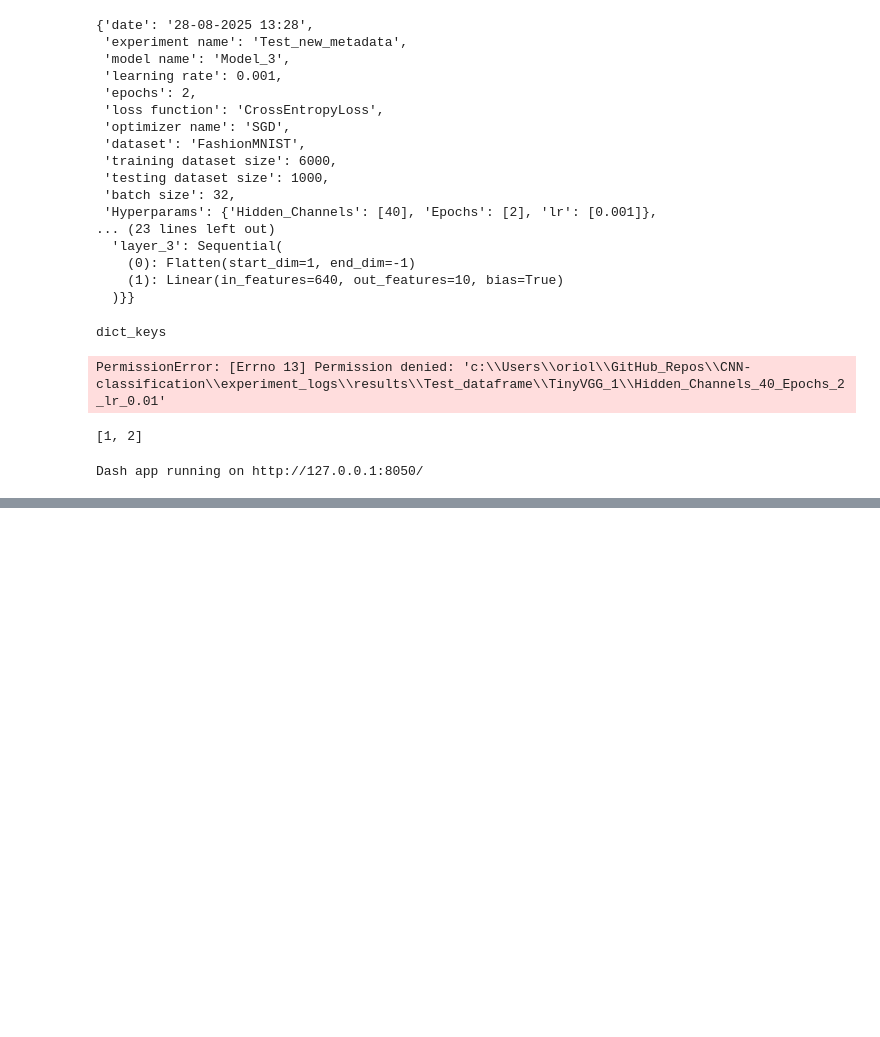
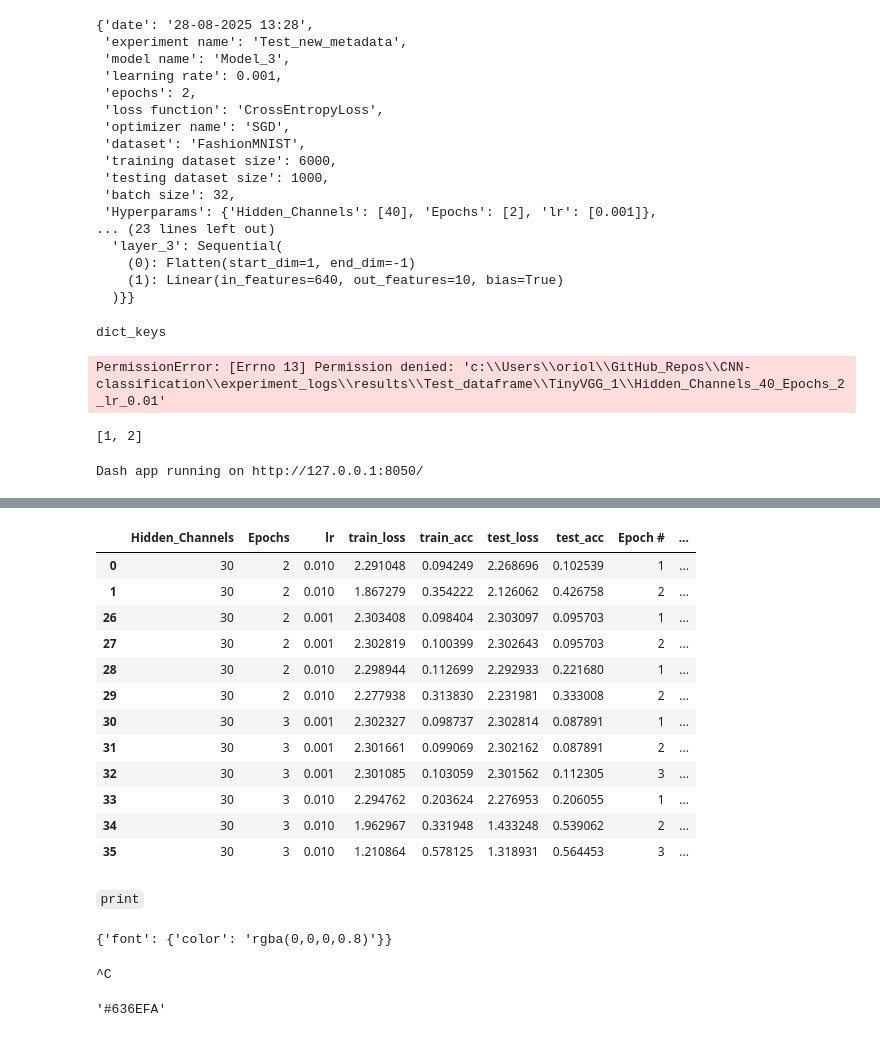
Before and after one commit to Oriol23/CNN-classification, a Jupyter notebook: notebooks/testnotebook.ipynb, the cells around one changed output, grey strips where cells are left out. Saved outputs shown, nothing was run; the diff lists cells and outputs as text; code cells hidden in the pictures; blank space fills up the shorter version.

```diff
--- a/notebooks/testnotebook.ipynb
+++ b/notebooks/testnotebook.ipynb
@@ -841,0 +912,25 @@ if __name__ == '__main__':
+# %%
+from utils.helpers import retrieve_results
+resdf = retrieve_results()
+# %%
+exps = ["New_model","Test_new_plots_2"]
+mods = ["Model_2","TinyVGG_1"]
+resdf["A space"] = [0]*(int(len(resdf)/2)) + [1]*(int(len(resdf)/2))
+filtered_df = resdf.query(f"Experiment_name == {exps} & Model_name == {mods}")
+filtered_df.head(100)
+# %% [output]
+|  | Hidden_Channels | Epochs | lr | train_loss | train_acc | test_loss | test_acc | Epoch # | ... |
+| 0 | 30 | 2 | 0.010 | 2.291048 | 0.094249 | 2.268696 | 0.102539 | 1 | ... |
+| 1 | 30 | 2 | 0.010 | 1.867279 | 0.354222 | 2.126062 | 0.426758 | 2 | ... |
+| 26 | 30 | 2 | 0.001 | 2.303408 | 0.098404 | 2.303097 | 0.095703 | 1 | ... |
+| 27 | 30 | 2 | 0.001 | 2.302819 | 0.100399 | 2.302643 | 0.095703 | 2 | ... |
+| 28 | 30 | 2 | 0.010 | 2.298944 | 0.112699 | 2.292933 | 0.221680 | 1 | ... |
+| 29 | 30 | 2 | 0.010 | 2.277938 | 0.313830 | 2.231981 | 0.333008 | 2 | ... |
+| 30 | 30 | 3 | 0.001 | 2.302327 | 0.098737 | 2.302814 | 0.087891 | 1 | ... |
+| 31 | 30 | 3 | 0.001 | 2.301661 | 0.099069 | 2.302162 | 0.087891 | 2 | ... |
+| 32 | 30 | 3 | 0.001 | 2.301085 | 0.103059 | 2.301562 | 0.112305 | 3 | ... |
+| 33 | 30 | 3 | 0.010 | 2.294762 | 0.203624 | 2.276953 | 0.206055 | 1 | ... |
+| 34 | 30 | 3 | 0.010 | 1.962967 | 0.331948 | 1.433248 | 0.539062 | 2 | ... |
+| 35 | 30 | 3 | 0.010 | 1.210864 | 0.578125 | 1.318931 | 0.564453 | 3 | ... |
+# %% [markdown]
+`print`
@@ -841,0 +954,21 @@ if __name__ == '__main__':
+# %%
+hoverlabel=dict(font=dict(color="rgba(0,0,0,0.8)"))
+print(hoverlabel)
+# %% [output]
+{'font': {'color': 'rgba(0,0,0,0.8)'}}
+# %%
+from utils.config import MAIN_DIRECTORY
+from pathlib import Path
+app_path = Path(MAIN_DIRECTORY) / "dasboard_app" / "app.py"
+#!shiny run --reload --launch-browser app_path
+#Runs but does nothing
+# %% [output]
+^C
+# %%
+import plotly.colors as pc
+import itertools
+colors = pc.qualitative.Dark24  # pick a color cycle
+itc = iter(colors)
+next(itc)
+# %% [output]
+'#636EFA'
```
Also changed, not shown: parts of 11 cells of this notebook, 5 other files.
